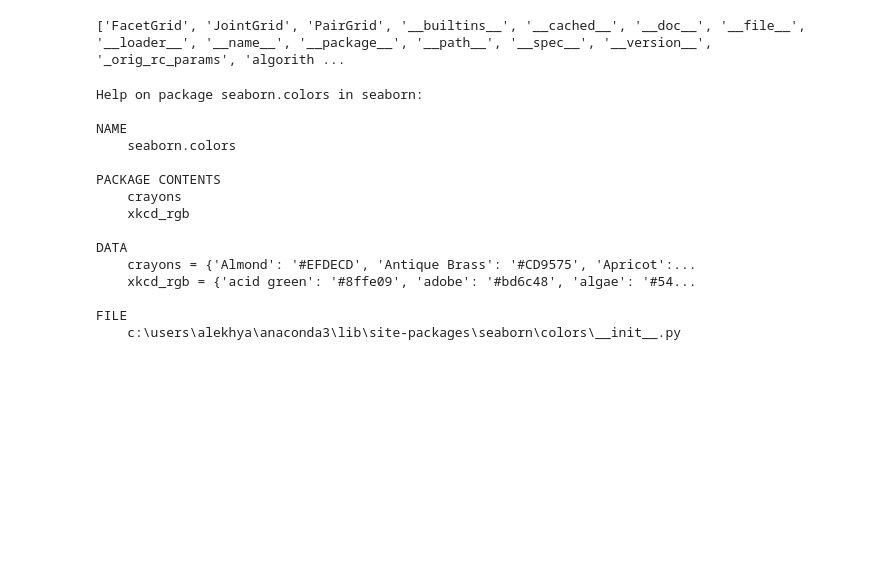
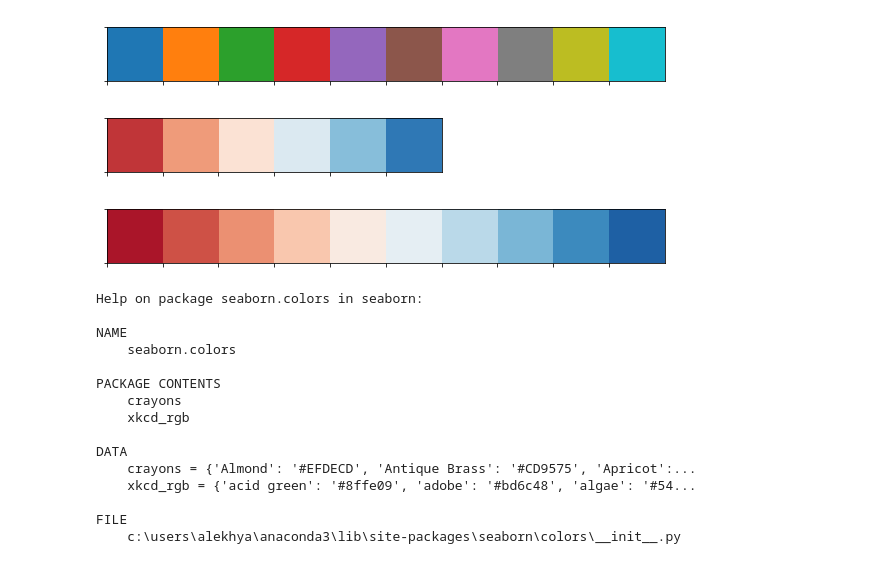
Before and after one commit to GAlekhya123/Python-FDP, a Jupyter notebook: seaborn.ipynb, the cells around one changed output. Cells and saved outputs as stored; diff of their text form; code cells hidden in the pictures; blank space fills up the shorter version.

```diff
--- a/seaborn.ipynb
+++ b/seaborn.ipynb
@@ -40,7 +9,20 @@ The code that caused this warning is on line 376 of the file C:\Users\Alekhya\An
-# %%
-print(dir(sns))
-# %% [output]
-['FacetGrid', 'JointGrid', 'PairGrid', '__builtins__', '__cached__', '__doc__', '__file__', '__loader__', '__name__', '__package__', '__path__', '__spec__', '__version__', '_orig_rc_params', 'algorith ...
+# %%
+#Calling with no arguments returns all colors from the current default color cycle:
+#Here, the palplot() is used to plot the array of colors horizontally
+
+sns.palplot(sns.color_palette())
+# %% [output]
+[figure, added]
+# %%
+current_palette = sns.color_palette("RdBu")
+sns.palplot(current_palette)
+#plt.show()
+# %% [output]
+[figure, added]
+# %%
+sns.palplot(sns.color_palette("RdBu", n_colors=10))
+# %% [output]
+[figure, added]
 # %%
 help(sns.colors)
 # %% [output]
```
Also changed, not shown: parts of 107 cells of this notebook.
